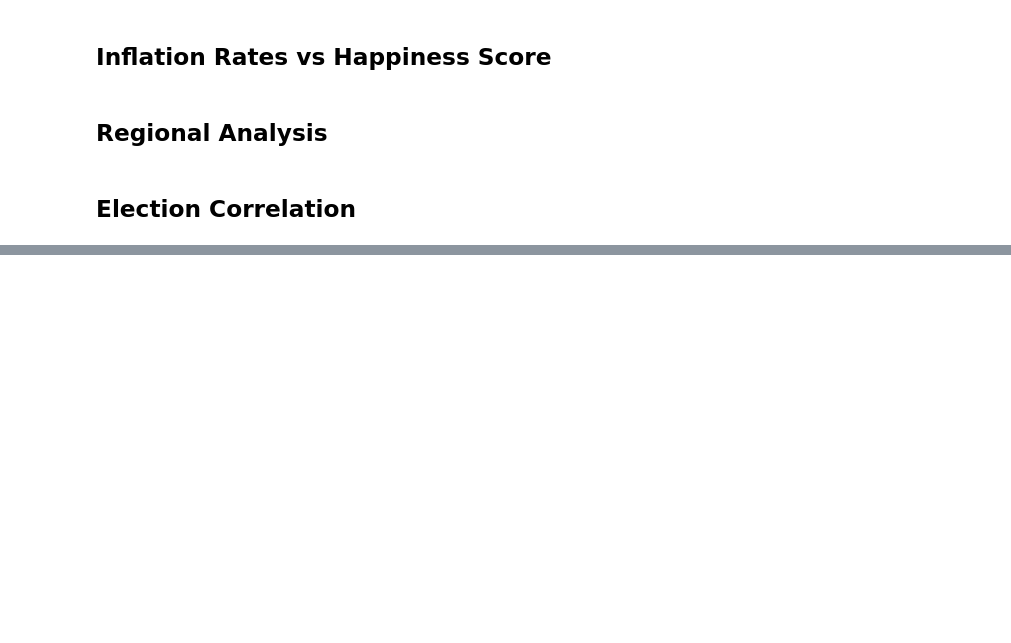
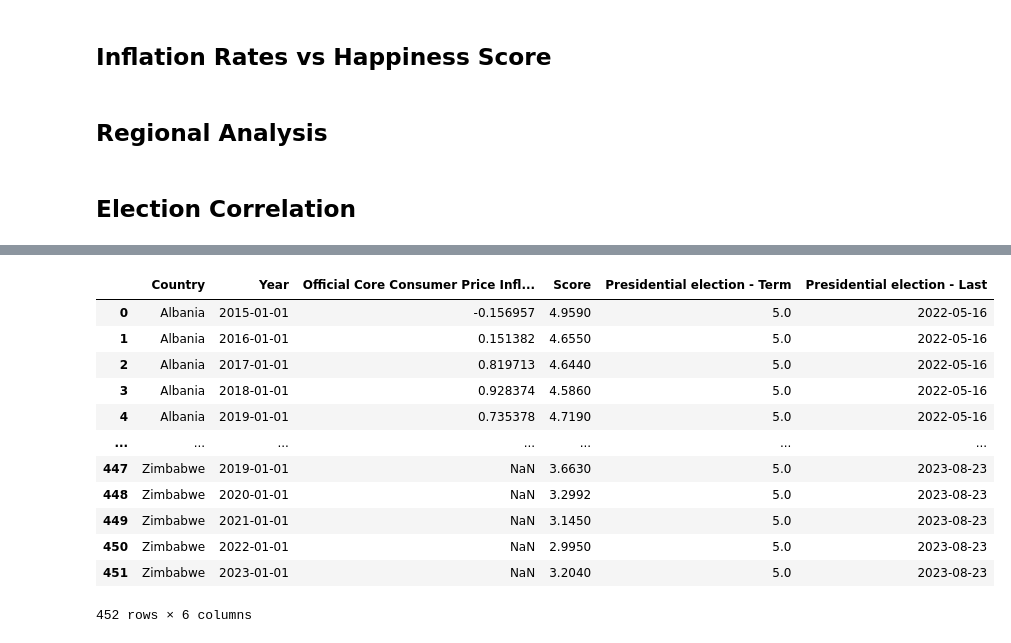
Before and after one commit to cmgboji/PSY371F-Final-Project, a Jupyter notebook: PSY 371F - Notebook.ipynb, the cells around one changed output, grey strips where cells are left out. Cells and saved outputs as stored; diff of their text form; code cells hidden in the pictures; blank space fills up the shorter version.

```diff
--- a/PSY 371F - Notebook.ipynb
+++ b/PSY 371F - Notebook.ipynb
@@ -116,0 +124,15 @@ ppi.head()
+# %%
+url = 'https://en.wikipedia.org/wiki/List_of_next_general_elections'
+
+tables = pd.read_html(url)
+
+# Combining wikipedia's tables
+elections = pd.concat(tables[1:6], ignore_index= True)
+
+# Removing multi-index
+elections.columns = [' - '.join(col).strip() for col in elections.columns.values]
+
+elections = elections[['Country - Country', 'Presidential election - Term', 'Presidential election - Last']]
+elections.replace(['—', '–', 'Next', 'TBD'], '', inplace = True)
+
+elections
@@ -116,0 +153,6 @@ ppi.head()
+# %%
+elections['Presidential election - Term'] = pd.to_numeric(elections['Presidential election - Term'], errors='coerce')
+elections['Presidential election - Last'] = pd.to_datetime(elections['Presidential election - Last'], errors='coerce')
+
+elections.dropna(inplace = True)
+elections
@@ -116,0 +173,16 @@ ppi.head()
+# %%
+elections = elections.rename(columns={'Country - Country': 'Country'})
+
+elections = elections.sort_values(by = 'Country')
+print(elections['Presidential election - Term'].value_counts())
+
+# Relevant countries
+elections = elections[elections['Country'].isin(df['Country'])]
+
+# Elections every four and five years
+elections = elections[(elections['Presidential election - Term'] == 4.0) |( elections['Presidential election - Term'] == 5.0)]
+
+# Before 2024
+elections = elections[elections['Presidential election - Last'] < datetime(2024, 1, 1)]
+
+elections.head()
@@ -116,0 +204,22 @@ ppi.head()
+# %%
+elections_df = df.merge(elections, on='Country', how='inner')
+
+# Relevant columns for election analysis
+elections_df = elections_df[['Country', 'Year', 'Official Core Consumer Price Inflation',
+                             'Score', 'Presidential election - Term', 'Presidential election - Last']]
+
+elections_df
+# %% [output]
+|  | Country | Year | Official Core Consumer Price Infl... | Score | Presidential election - Term | Presidential election - Last |
+| 0 | Albania | 2015-01-01 | -0.156957 | 4.9590 | 5.0 | 2022-05-16 |
+| 1 | Albania | 2016-01-01 | 0.151382 | 4.6550 | 5.0 | 2022-05-16 |
+| 2 | Albania | 2017-01-01 | 0.819713 | 4.6440 | 5.0 | 2022-05-16 |
+| 3 | Albania | 2018-01-01 | 0.928374 | 4.5860 | 5.0 | 2022-05-16 |
+| 4 | Albania | 2019-01-01 | 0.735378 | 4.7190 | 5.0 | 2022-05-16 |
+| ... | ... | ... | ... | ... | ... | ... |
+| 447 | Zimbabwe | 2019-01-01 | NaN | 3.6630 | 5.0 | 2023-08-23 |
+| 448 | Zimbabwe | 2020-01-01 | NaN | 3.2992 | 5.0 | 2023-08-23 |
+| 449 | Zimbabwe | 2021-01-01 | NaN | 3.1450 | 5.0 | 2023-08-23 |
+| 450 | Zimbabwe | 2022-01-01 | NaN | 2.9950 | 5.0 | 2023-08-23 |
+| 451 | Zimbabwe | 2023-01-01 | NaN | 3.2040 | 5.0 | 2023-08-23 |
+452 rows × 6 columns
```
Also changed, not shown: parts of 9 cells of this notebook, 1 other file.
